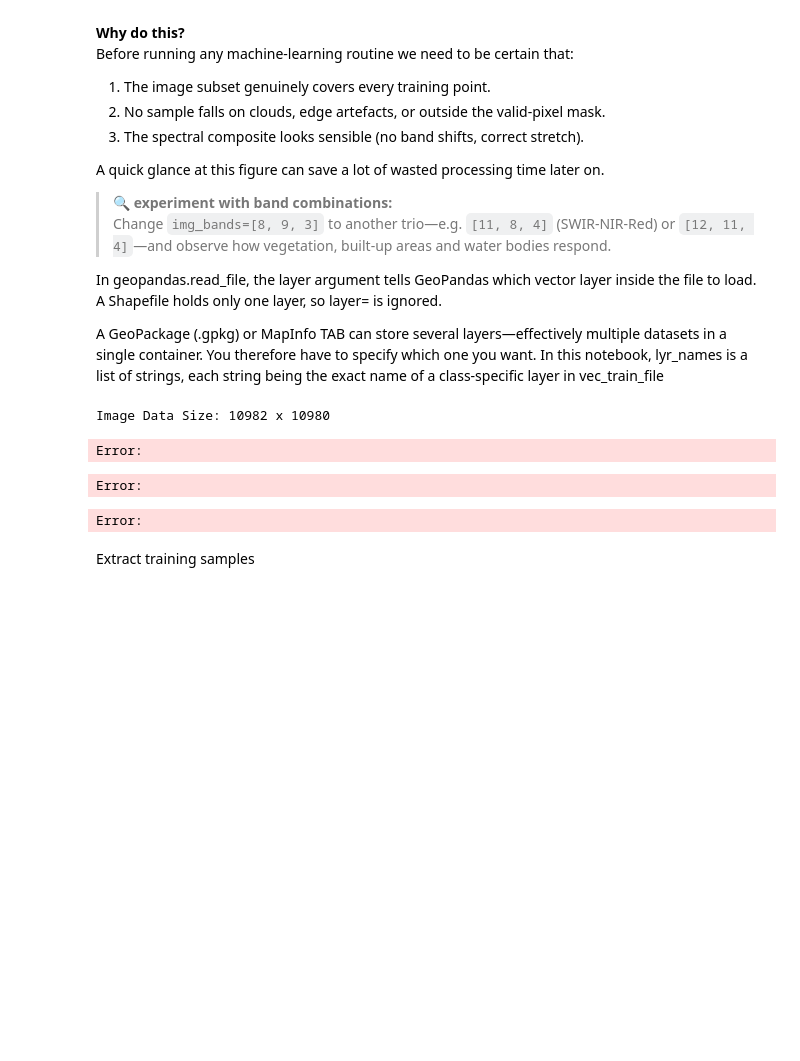
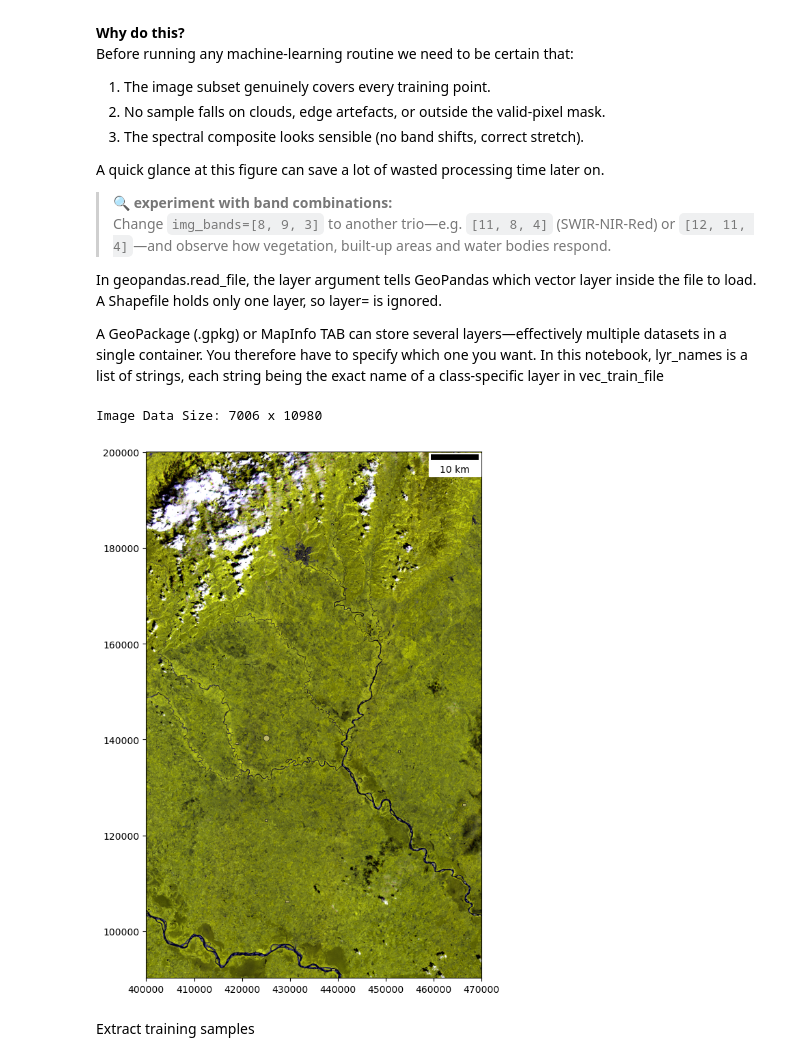
Before and after one commit to RicardoMartinezS/Image_classification, a Jupyter notebook: Taller2.ipynb, the cells around one changed output. Saved outputs shown, nothing was run; the diff lists cells and outputs as text; code cells hidden in the pictures; blank space fills up the shorter version.

```diff
--- a/Taller2.ipynb
+++ b/Taller2.ipynb
@@ -233,0 +279,3 @@ print(img_bbox)
+# %%
+andes_ama_clip_cloud= geopandas.read_file(r'notebooks/Taller2/andes_ama_train_clip.gpkg')
+andes_ama_clip_cloud
@@ -233,0 +316,7 @@ print(img_bbox)
+# %%
+andes_ama_clip_cloud['Name'] = andes_ama_clip_cloud['Name'].replace({
+    'Agricultural areas': 'Agricultural areas',
+    'Agricultural_areas': 'Agricultural areas'
+})
+print(andes_ama_clip_cloud["Name"].unique())
+categorias_unicas = andes_ama_clip_cloud["Name"].unique()
@@ -267,7 +370,7 @@ A GeoPackage (.gpkg) or MapInfo TAB can store several layers—effectively multi
 In this notebook, lyr_names is a list of strings, each string being the exact name of a class-specific layer in vec_train_file
 # %%
 # 1. Define the map window using four OSGB coordinates: xmin, xmax, ymin, ymax (metres).
-sub_img_bbox = [399940.0, 509760.0, 90250.0, 200050.0]
+sub_img_bbox = [399940.0, 470000.0, 90250.0, 200050.0]
 # ---------------------------------------------------------
 # 2. Prepare a Matplotlib canvas
 #    One axis, 10 × 10 inches – large enough for legible detail.
@@ -298,38 +401,36 @@ mpl_clrs = list(mcolors.CSS4_COLORS.keys())
 # Lists to store GeoPandas layers and their display colours
 gp_vecs  = []
 lyr_clrs = []
 
 # ---------------------------------------------------------
 # 5. Load each training layer and assign a random colour
 #    * lyr_names        : list of class layers in the GeoPackage
 #    * vec_train_file   : path to the training samples (GPKG)
 for lyr_name in lyr_names:
     # Read the class layer as a GeoDataFrame
-    gp_vecs.append(andes_ama_train)
+    gp_vecs.append(andes_ama_clip_cloud)
     # Pick a random CSS colour to fill that class
     lyr_clrs.append(random.choice(mpl_clrs))
 
 # ---------------------------------------------------------
 # 6. Overlay the training vectors on the RGB image
 #    * gp_vecs         : list of GeoDataFrames (one per class)
 #    * vec_fill_clrs   : matching list of fill colours
 #    * vec_line_clrs   : outline colour (“black” for all)
 #    * bbox            : ensures vectors are clipped to the subset
 #    * show_scale_bar  : False – we already drew one above
 # ---------------------------------------------------------
 rsgislib.tools.mapping.create_vec_lyr_map(
     ax,
     gp_vecs=gp_vecs,
     bbox=sub_img_bbox,
     vec_fill_clrs=lyr_clrs,
     vec_line_clrs="black",
     show_scale_bar=False,
 )
 # %% [output]
-Image Data Size: 10982 x 10980
+Image Data Size: 7006 x 10980
-Error:
-Error:
-Error:
+[figure, added]
 # %% [markdown]
 Extract training samples
 # %% [markdown]
```
Also changed, not shown: parts of 14 cells of this notebook.
